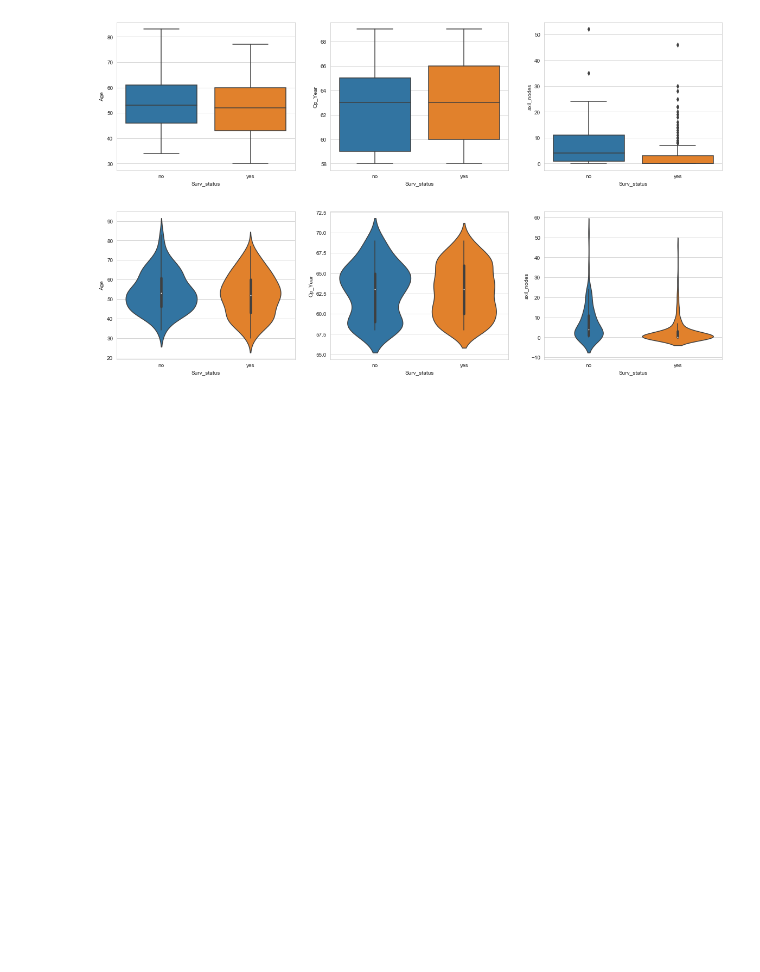
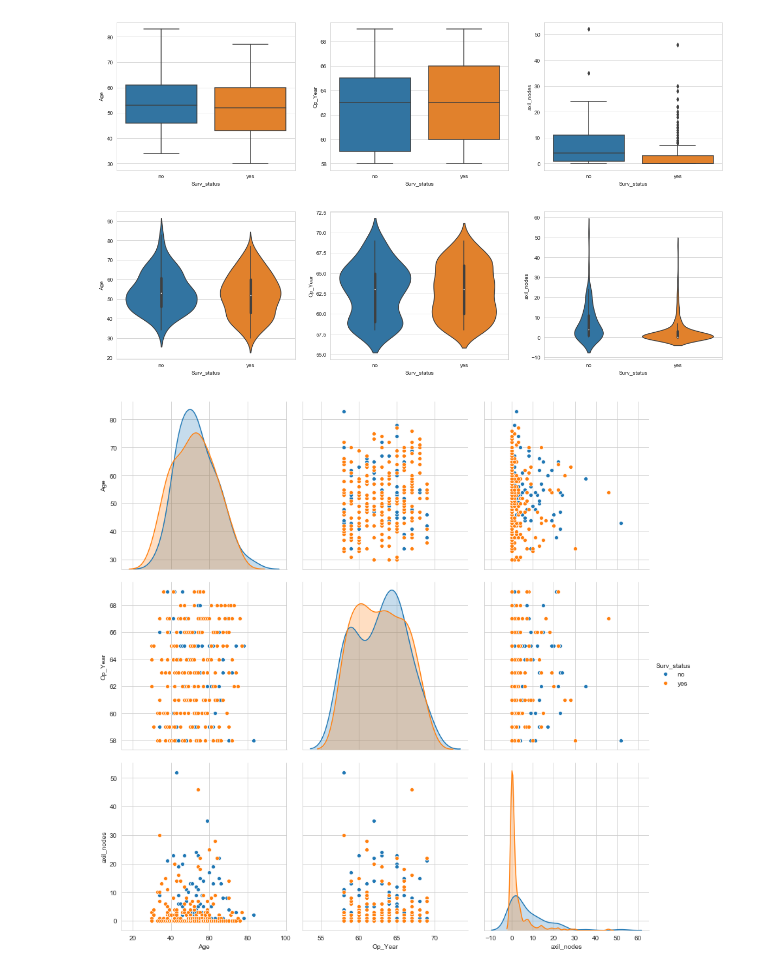
Before and after one commit to Rpmalukani22/Haberman-survival, a Jupyter notebook: Untitled.ipynb, the cells around one changed output. Saved outputs shown, nothing was run; the diff lists cells and outputs as text; code cells hidden in the pictures; blank space fills up the shorter version.

```diff
--- a/Untitled.ipynb
+++ b/Untitled.ipynb
@@ -137,0 +141,6 @@ for i,col in cols:
+# %%
+sns.set_style("whitegrid")
+sns.pairplot(df,hue="Surv_status",height=4)
+plt.show()
+# %% [output]
+[figure, added]
```
Also changed, not shown: parts of 3 cells of this notebook.
